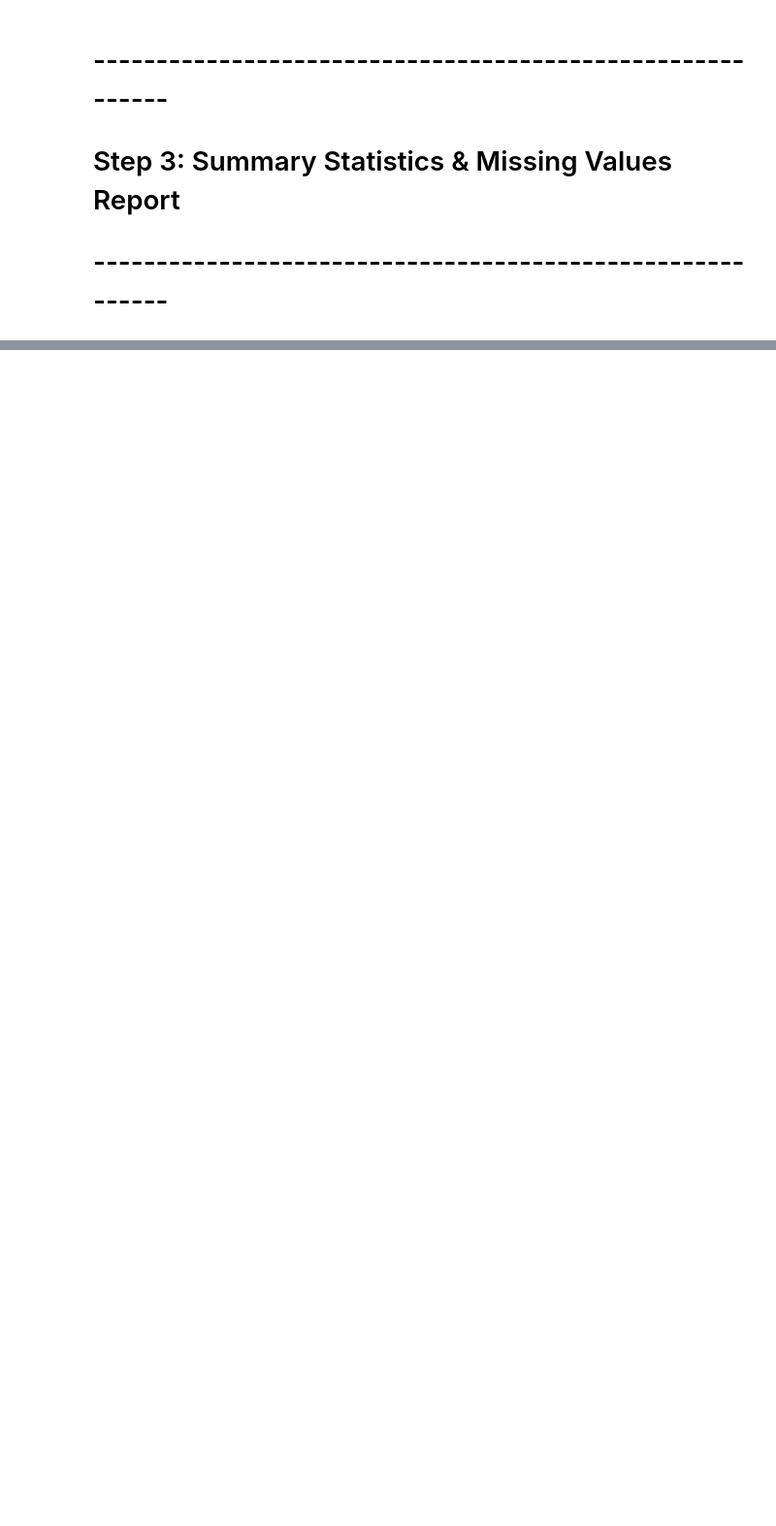
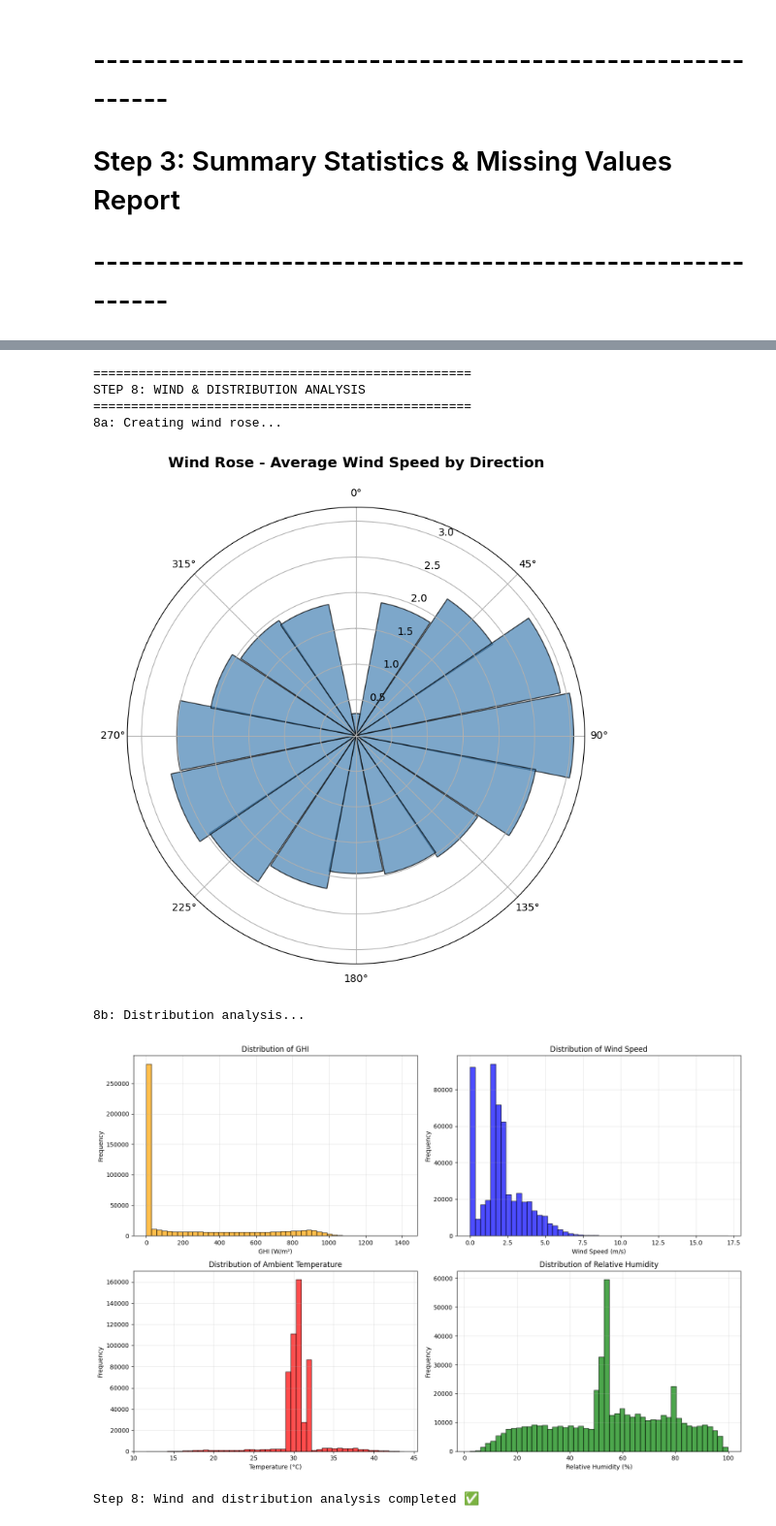
Before and after one commit to kaleb-menbere/solar-challenge-week0, a Jupyter notebook: notebooks/benin_eda.ipynb, the cells around one changed output, grey strips where cells are left out. Shown at 97% size. Saved outputs shown, nothing was run; the diff lists cells and outputs as text; code cells hidden in the pictures; blank space fills up the shorter version.

```diff
--- a/notebooks/benin_eda.ipynb
+++ b/notebooks/benin_eda.ipynb
@@ -774,0 +736,76 @@ WSgust_mean: 2.81
+# %%
+print("\n" + "="*50)
+print("STEP 8: WIND & DISTRIBUTION ANALYSIS")
+print("="*50)
+
+# 8a: Wind Rose Analysis
+if 'WD' in df.columns and 'WS' in df.columns:
+    print("8a: Creating wind rose...")
+
+    # Create wind direction bins (16 compass directions)
+    bins = np.arange(0, 360 + 22.5, 22.5)
+    labels = [f"{int(b)}°" for b in bins[:-1]]
+
+    df['WD_bin'] = pd.cut(df['WD'], bins=bins, labels=labels, include_lowest=True)
+    wind_rose = df.groupby('WD_bin')['WS'].mean().dropna()
+
+    # Convert to radians for polar plot
+    theta = np.deg2rad([float(x.strip('°')) for x in wind_rose.index])
+
+    plt.figure(figsize=(8, 8))
+    ax = plt.subplot(111, polar=True)
+    bars = ax.bar(theta, wind_rose.values, width=np.deg2rad(22.5),
+                 bottom=0.0, alpha=0.7, color='steelblue', edgecolor='black')
+    ax.set_theta_zero_location('N')
+    ax.set_theta_direction(-1)
+    ax.set_title('Wind Rose - Average Wind Speed by Direction', fontsize=14, fontweight='bold', pad=20)
+    plt.show()
+else:
+    print("Wind direction (WD) data not available for wind rose")
+
+# 8b: Distribution Analysis
+print("\n8b: Distribution analysis...")
+
+fig, axes = plt.subplots(2, 2, figsize=(15, 10))
+
+# GHI Distribution
+axes[0,0].hist(df['GHI'], bins=50, alpha=0.7, color='orange', edgecolor='black')
+axes[0,0].set_xlabel('GHI (W/m²)')
+axes[0,0].set_ylabel('Frequency')
+axes[0,0].set_title('Distribution of GHI')
+axes[0,0].grid(True, alpha=0.3)
+
+# WS Distribution
+axes[0,1].hist(df['WS'], bins=50, alpha=0.7, color='blue', edgecolor='black')
+axes[0,1].set_xlabel('Wind Speed (m/s)')
+axes[0,1].set_ylabel('Frequency')
+axes[0,1].set_title('Distribution of Wind Speed')
+axes[0,1].grid(True, alpha=0.3)
+
+# Tamb Distribution
+axes[1,0].hist(df['Tamb'], bins=50, alpha=0.7, color='red', edgecolor='black')
+axes[1,0].set_xlabel('Temperature (°C)')
+axes[1,0].set_ylabel('Frequency')
+axes[1,0].set_title('Distribution of Ambient Temperature')
+axes[1,0].grid(True, alpha=0.3)
+
+# RH Distribution
+axes[1,1].hist(df['RH'], bins=50, alpha=0.7, color='green', edgecolor='black')
+axes[1,1].set_xlabel('Relative Humidity (%)')
+axes[1,1].set_ylabel('Frequency')
+axes[1,1].set_title('Distribution of Relative Humidity')
+axes[1,1].grid(True, alpha=0.3)
+
+plt.tight_layout()
+plt.show()
+
+print("Step 8: Wind and distribution analysis completed ✅")
+# %% [output]
+==================================================
+STEP 8: WIND & DISTRIBUTION ANALYSIS
+==================================================
+8a: Creating wind rose...
+[figure, added]
+8b: Distribution analysis...
+[figure, added]
+Step 8: Wind and distribution analysis completed ✅
```
Also changed, not shown: parts of 73 cells of this notebook, 3 other files.
